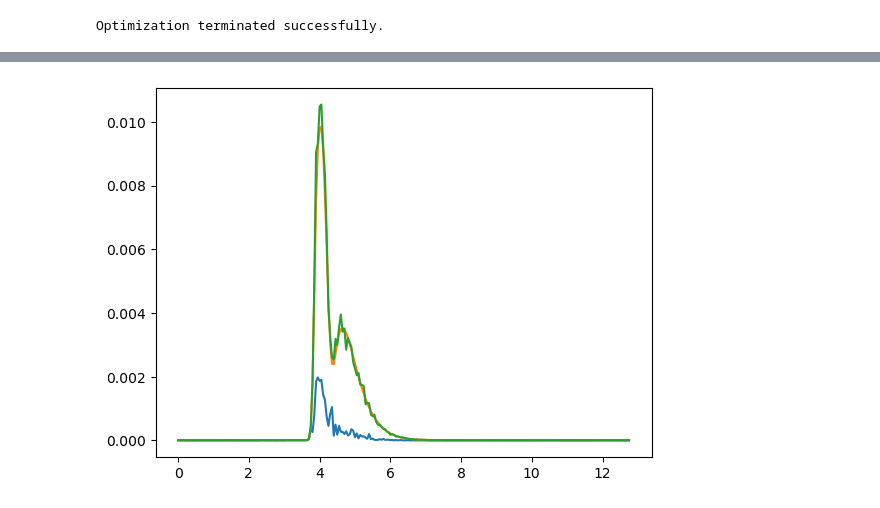
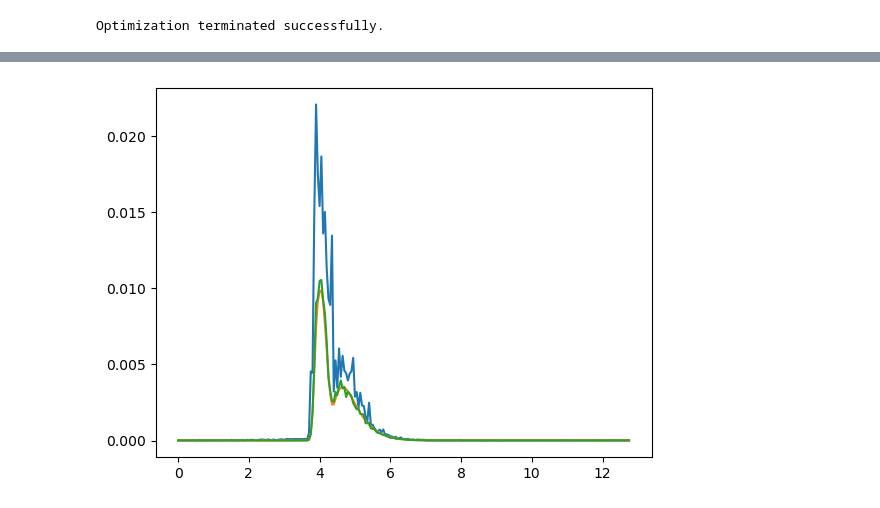
Before and after one commit to dodge-research-group/thztools, a Jupyter notebook: examples/tdnll-scaled-dev.ipynb, the cells around one changed output, grey strips where cells are left out. Saved outputs shown, nothing was run; the diff lists cells and outputs as text; code cells hidden in the pictures.

```diff
--- a/examples/tdnll-scaled-dev.ipynb
+++ b/examples/tdnll-scaled-dev.ipynb
@@ -490,7 +475,7 @@ Input:  0.001    Output: 0.0009756 ± 0.07041
 # %%
-plt.plot(t, result.err_mu * np.sqrt(m))
+plt.plot(t, result.err_mu)
 plt.plot(t, noise_model_fit.amplitude(result.mu))
 plt.plot(t, np.std(x, axis=0))
 plt.show()
 # %% [output]
-[figure, old version]
+[figure, new version]
```
Also changed, not shown: parts of 14 cells of this notebook, 2 other files.
